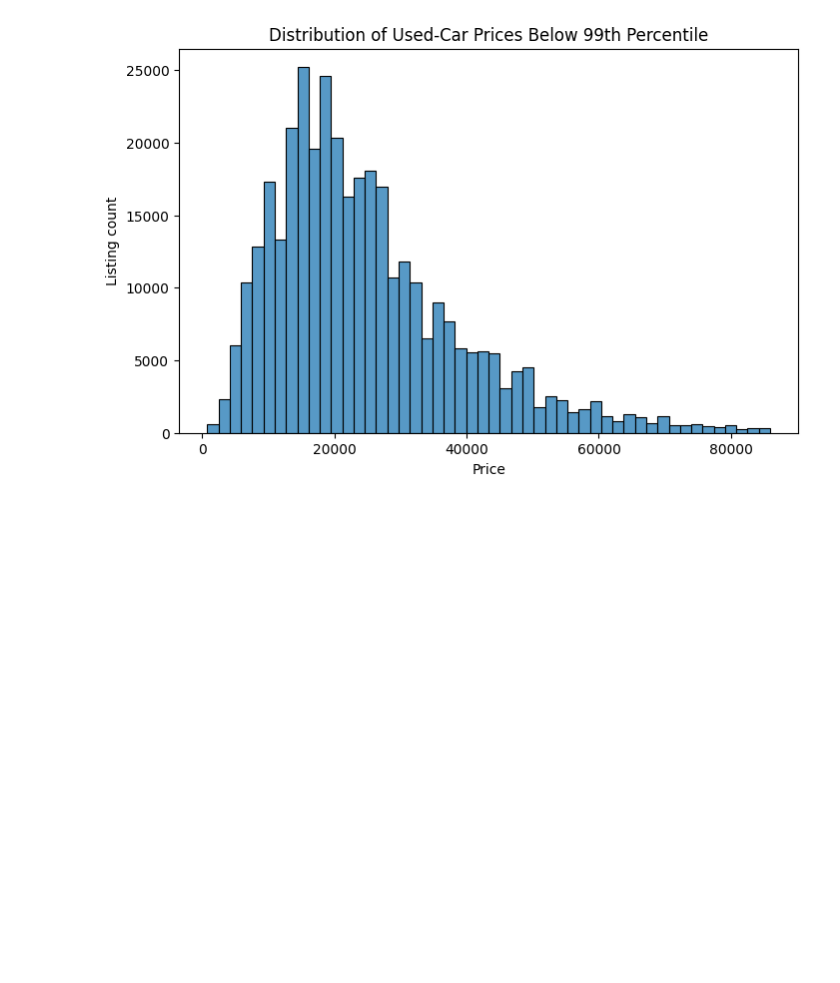
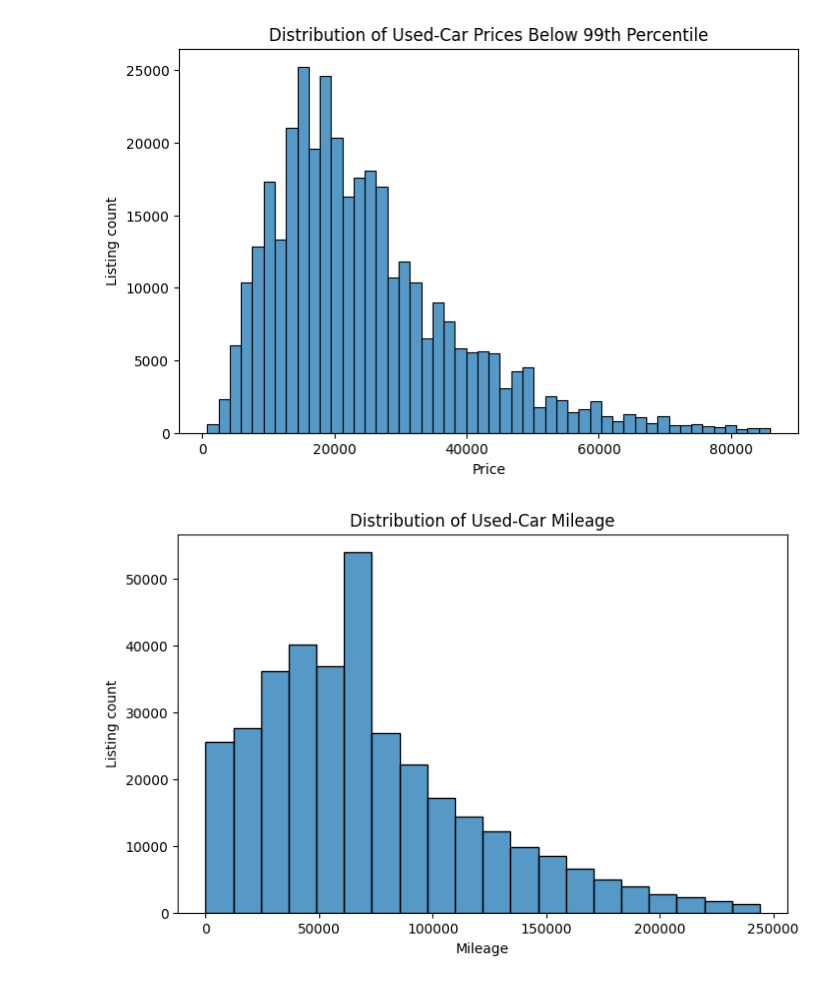
Before and after one commit to lecfranzff/used_car_app, a Jupyter notebook: notebooks/01_eda_modeling.ipynb, the cells around one changed output. Drawn from its saved outputs; the diff is of its cells as text; code cells hidden in the pictures; blank space fills up the shorter version.

```diff
--- a/notebooks/01_eda_modeling.ipynb
+++ b/notebooks/01_eda_modeling.ipynb
@@ -446,3 +484,13 @@ plt.ylabel("Listing count")
 plt.show()
 # %% [output]
 [figure]
+# %%
+miles_upper = df_imputed["miles"].quantile(0.99)
+plt.figure(figsize=(8,5))
+sns.histplot(df_imputed.loc[df_imputed["miles"] <= miles_upper, "miles"], bins=20)
+plt.title("Distribution of Used-Car Mileage")
+plt.xlabel("Mileage")
+plt.ylabel("Listing count")
+plt.show()
+# %% [output]
+[figure, added]
```
Also changed, not shown: parts of 9 cells of this notebook.
